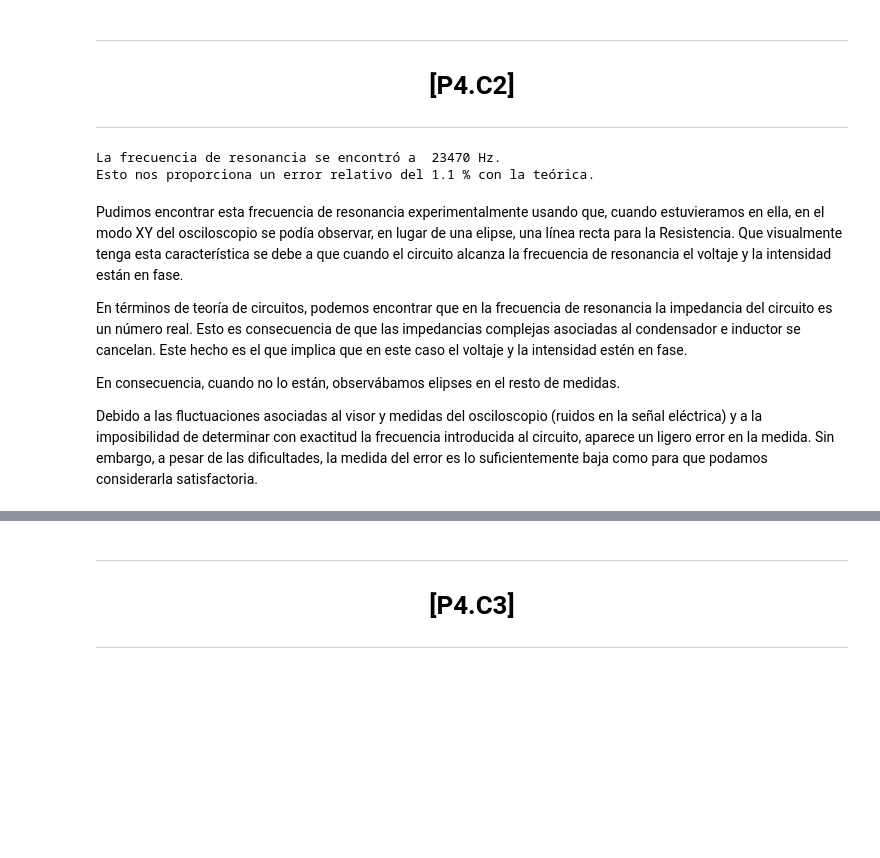
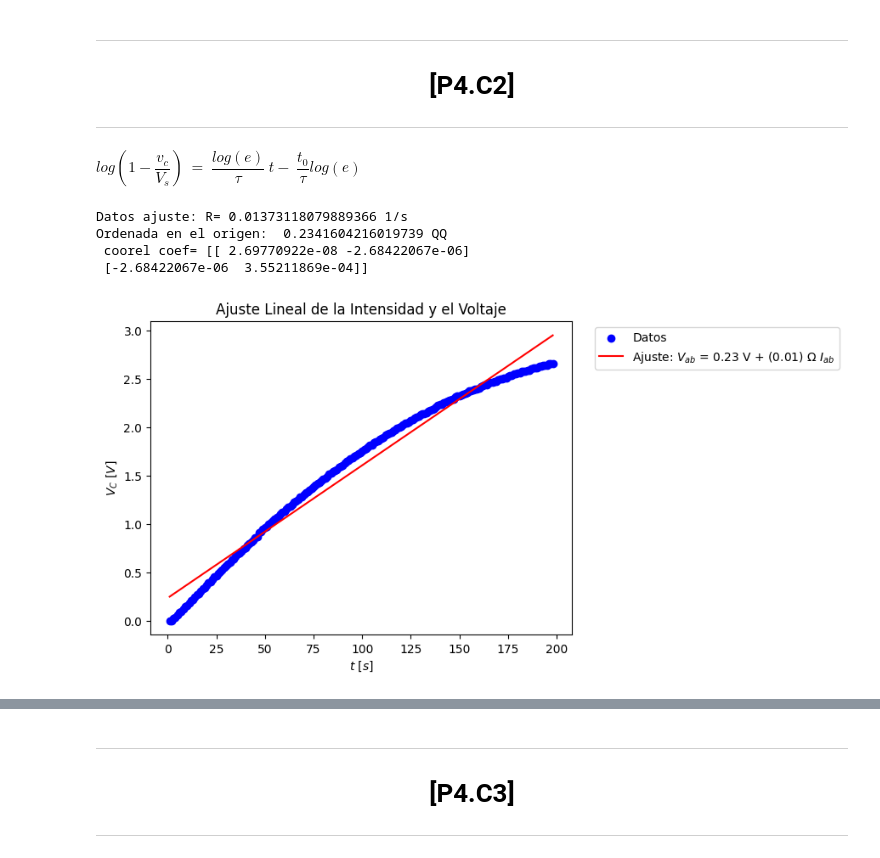
Before and after one commit to WetZap/Practicas-Circuitos, a Jupyter notebook: Practicas/Sesion 5/QuintaSesion.ipynb, the cells around one changed output, grey strips where cells are left out. Saved outputs shown, nothing was run; the diff lists cells and outputs as text; code cells hidden in the pictures; blank space fills up the shorter version.

```diff
--- a/Practicas/Sesion 5/QuintaSesion.ipynb
+++ b/Practicas/Sesion 5/QuintaSesion.ipynb
@@ -21,7 +21,7 @@ from scipy.optimize import curve_fit
 Pi = 3.141592653589793238462643383279502884197169399375105820974944592307816406286208998628034825342117067982148086513282306647093
 # %%
 # Importamos el fichero que contiene los datos.
-xlsx_name="P4_guion_hojaCalculoParaMedidas.ods"
+xlsx_name="P5_PlantillaMedidasEstudiantes.ods"
 # %%
 #Creamos una funcion para convertir n listas en arrays.
 def ConverArray3 (lista,lista2,lista3):
@@ -202,23 +114,56 @@ Esto nos proporciona un error relativo del: 1.04 %.
 <h1 style="text-align: center;">[P4.C2]</h1>
 
 ---
-# %%
-DatosParteC2 = pd.read_excel(xlsx_name,sheet_name="C2")
-
-# Extraemos los valores:
-FrecuenciaResonanciaC2 = DatosParteC2["fresonancia"].tolist()
-
-print(f'La frecuencia de resonancia se encontró a  {round(FrecuenciaResonanciaC2[0])} Hz.')
-
-print(f'Esto nos proporciona un error relativo del {round(ErrorRelativo(FrecuenciaResonanciaC2[0],FrecuenciaResonanciaTeo/(2*Pi)),2)} % con la teórica.')
-# %% [output]
-La frecuencia de resonancia se encontró a  23470 Hz.
-Esto nos proporciona un error relativo del 1.1 % con la teórica.
-# %% [markdown]
-Pudimos encontrar esta frecuencia de resonancia experimentalmente usando que, cuando estuvieramos en ella, en el modo XY del osciloscopio se podía observar, en lugar de una elipse, una línea recta para la Resistencia. Que visualmente tenga esta característica se debe a que cuando el circuito alcanza la frecuencia de resonancia el voltaje y la intensidad están en fase.
-
-En términos de teoría de circuitos, podemos encontrar que en la frecuencia de resonancia la impedancia del circuito es un número real. Esto es consecuencia de que las impedancias complejas asociadas al condensador e inductor se cancelan. Este hecho es el que implica que en este caso el voltaje y la intensidad estén en fase.
-
-En consecuencia, cuando no lo están, observábamos elipses en el resto de medidas.
-
-Debido a las fluctuaciones asociadas al visor y medidas del osciloscopio (ruidos en la señal eléctrica) y a la imposibilidad de determinar con exactitud la frecuencia introducida al circuito, aparece un ligero error en la medida. Sin embargo, a pesar de las dificultades, la medida del error es lo suficientemente baja como para que podamos considerarla satisfactoria.
+# %% [markdown]
+$log(1-\dfrac{v_c}{V_s})\ =\ \dfrac{log(e)}{\tau}\ t -\ \dfrac{t_0}{\tau}log(e) $
+# %%
+DatosParte2 = pd.read_excel(xlsx_name,sheet_name="DatosEnTiempo")
+
+# Extraemos los valores:
+Tiempo = DatosParte2["t"].tolist()
+VoltajeCondensador = DatosParte2["vc"].tolist()
+VoltajeFuentelist = DatosParte2["Vs"].tolist()
+VoltajeFuente =  VoltajeFuentelist[0]
+Tiempo, VoltajeCondensador = ConverArray2(Tiempo,VoltajeCondensador)
+# %%
+VoltajeCondensadorCarga = VoltajeCondensador[0:198].copy()
+VoltajeCondensadorDesCarga = VoltajeCondensador[198:350].copy()
+
+TiempoCarga = Tiempo[0:198].copy()
+TiempoDesCarga = Tiempo[198:350].copy()
+#Ponemos los datos en una tabla.
+
+data = {'t[s]': TiempoCarga,
+        'Vc[V]': VoltajeCondensadorCarga}
+df = pd.DataFrame(data)
+#print(f'Datos:\n{df}\n')
+# Obtenemos los valores de la abcisas
+yCarga = []
+for i in VoltajeCondensadorCarga:
+   #yCarga.append(np.log(1-(i/VoltajeFuente)))
+   #yCarga.append((VoltajeFuente/(VoltajeFuente-i))**(8/13))
+   yCarga.append(np.log((VoltajeFuente/(VoltajeFuente-i))))
+
+
+# Realizamos el ajuste lineal con np.polyfit
+print('Datos ajuste: ',end='')
+[slope, intercept], r = np.polyfit(TiempoCarga,yCarga,deg=1,cov=True)
+print("R=", slope,"1/s","\nOrdenada en el origen: ", intercept,"QQ","\n coorel coef=",r)
+# Crear una función para la línea ajustada
+def ajuste_lineal(x):
+    return slope * x + intercept
+
+# Graficamos los datos y el ajuste lineal
+plt.scatter(TiempoCarga, yCarga, label='Datos', color='blue')
+plt.plot(TiempoCarga, ajuste_lineal(TiempoCarga), color='red', label=fr'Ajuste: $V_{{ab}}$ = {intercept:.2f} V + ({slope:.2f}) $\Omega$ $I_{{ab}}$')
+plt.xlabel(r'$t\ [s]$')
+plt.ylabel(r'$V_{C} \ [V]$')
+plt.title('Ajuste Lineal de la Intensidad y el Voltaje')
+plt.legend(bbox_to_anchor=(1.04, 1), loc="upper left")
+plt.show()
+# %% [output]
+Datos ajuste: R= 0.01373118079889366 1/s
+Ordenada en el origen:  0.2341604216019739 QQ
+ coorel coef= [[ 2.69770922e-08 -2.68422067e-06]
+ [-2.68422067e-06  3.55211869e-04]]
+[figure, added]
```
Also changed, not shown: parts of 16 cells of this notebook, 3 other files.
